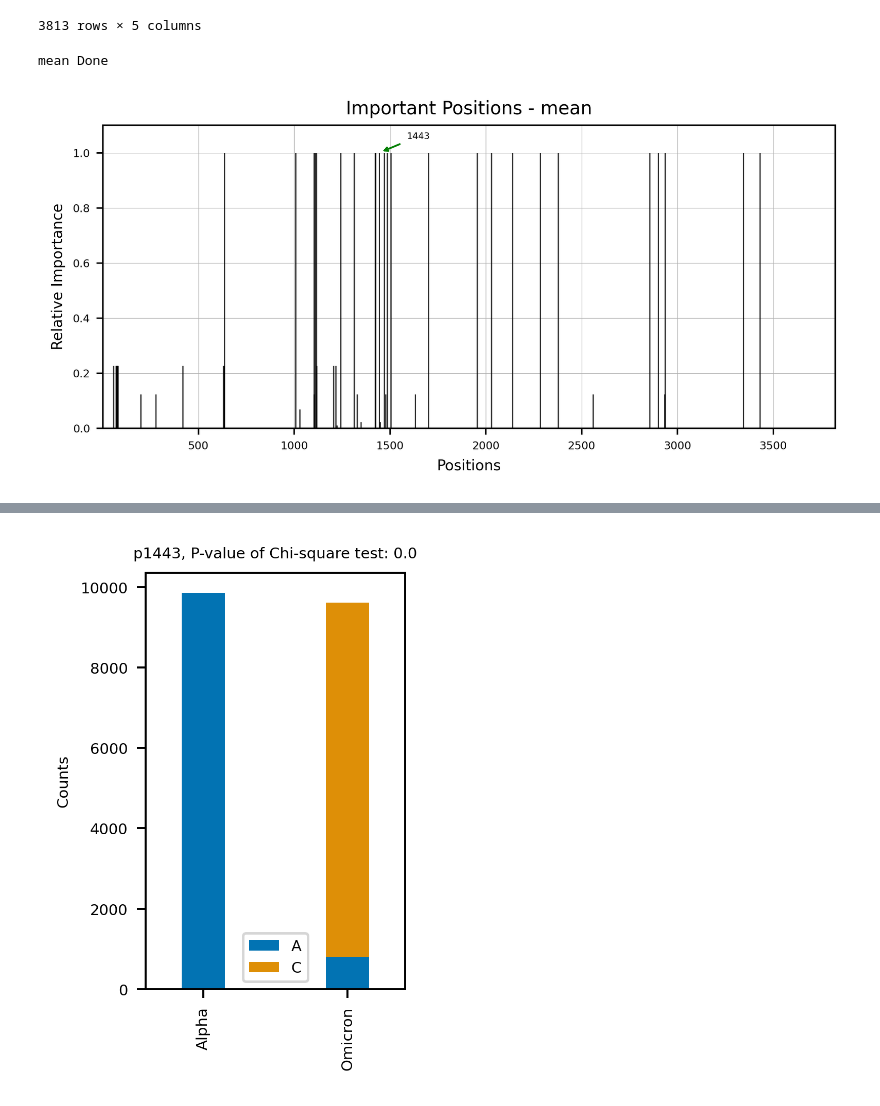
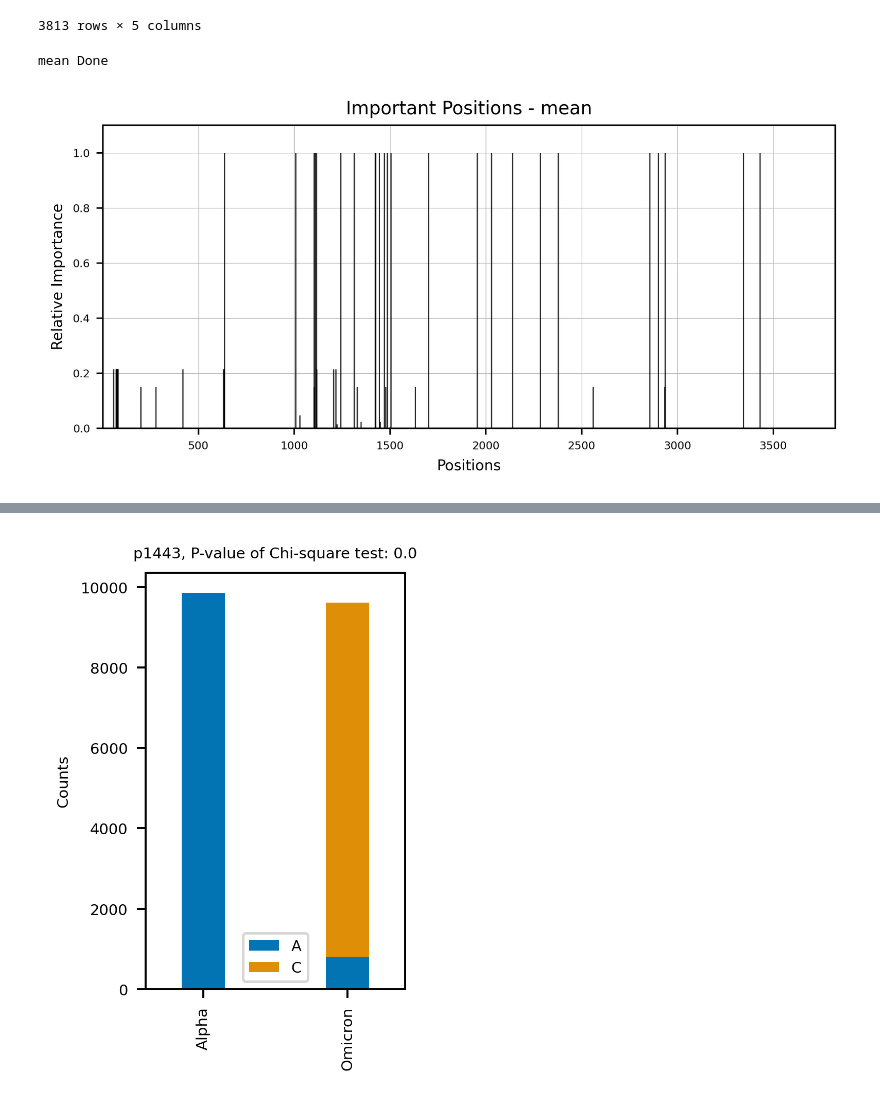
Before and after one commit to omicsEye/deepbreaks, a Jupyter notebook: examples/discrete_phenotype_SARS_Cov2_variants.ipynb, the cells around one changed output, grey strips where cells are left out. Drawn from its saved outputs; the diff is of its cells as text; code cells hidden in the pictures.

```diff
--- a/examples/discrete_phenotype_SARS_Cov2_variants.ipynb
+++ b/examples/discrete_phenotype_SARS_Cov2_variants.ipynb
@@ -20,8 +20,8 @@ warnings.simplefilter('ignore')
 # defining user params, file pathes, analysis type
 
 # path to sequences
-seqFileName = '~/Documents/RahLab/deepBreaks_data/SarsCov2Variant/AlphaAndOmicronNoNL.fasta'
-metaDataFileName = '~/Documents/RahLab/deepBreaks_data/SarsCov2Variant/AlphaAndOmicronFullMetadata.tsv'
+seqFileName = '../../deepBreaks_data/SarsCov2Variant/AlphaAndOmicronNoNL.fasta'
+metaDataFileName = '../../deepBreaks_data/SarsCov2Variant/AlphaAndOmicronFullMetadata.tsv'
 # name of the phenotype
 mt = 'variant_short'
 
@@ -139,6 +139,7 @@ prep_pipeline = make_pipeline(
         ('cc2', ConstantCare()),
         ('one_hot', CustomOneHotEncoder()),
         ('feature_selection', FeatureSelection(model_type=ana_type, alpha=0.25, keep=True)),
+        ('st_sc', CustomStandardScaler()),
         ('collinear_care', CollinearCare(dist_method='correlation', threshold=0.25, keep=True))
     ])
 # %%
@@ -212,4 +213,4 @@ array([0.19968164, 0.0641946 , 0.01070882, 0.10711926, 0.01860295,
 # %%
 %%time
-mean_imp = mean_importance(top, report_dir=report_dir)
+mean_imp = mean_importance(top, report_dir=report_dir, aggregate_function='max')
 # %% [output]
@@ -232,10 +233,10 @@ mean_imp
 | 3812 | 3813 | 0.0 | 0.0 | 0.0 | 0.0 |
 3813 rows × 5 columns
 # %%
-dp_plot(importance=mean_imp,imp_col='mean', model_name='mean', report_dir=report_dir)
+dp_plot(importance=mean_imp,imp_col='mean', model_name='mean', report_dir=report_dir, annotate=0)
 # %% [output]
 mean Done
-[figure, old version]
+[figure, new version]
 # %%
 tr = prep_pipeline[:4].fit_transform(tr)
 y = le.inverse_transform(y)
```
Also changed, not shown: parts of 14 cells of this notebook, 6 other files.
